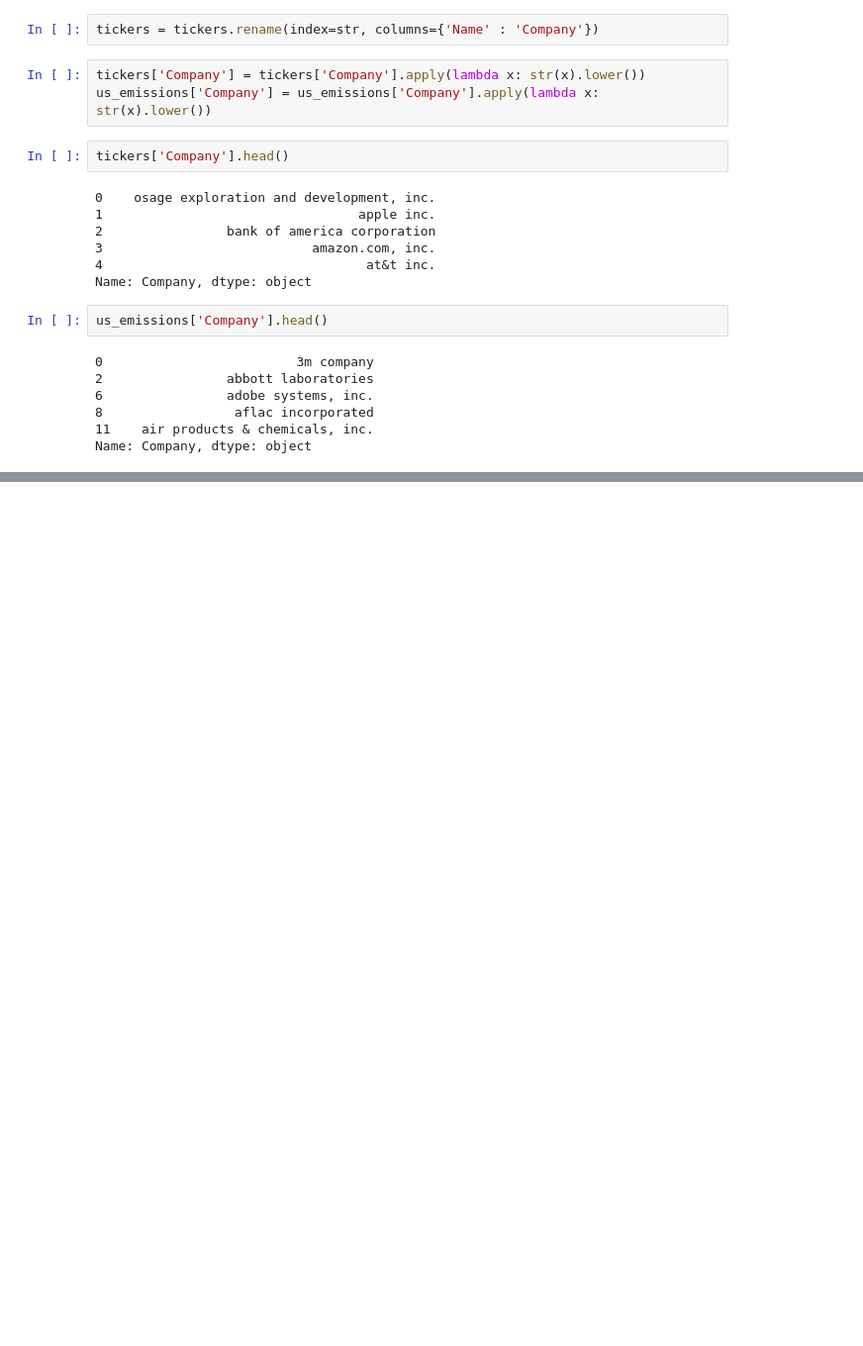
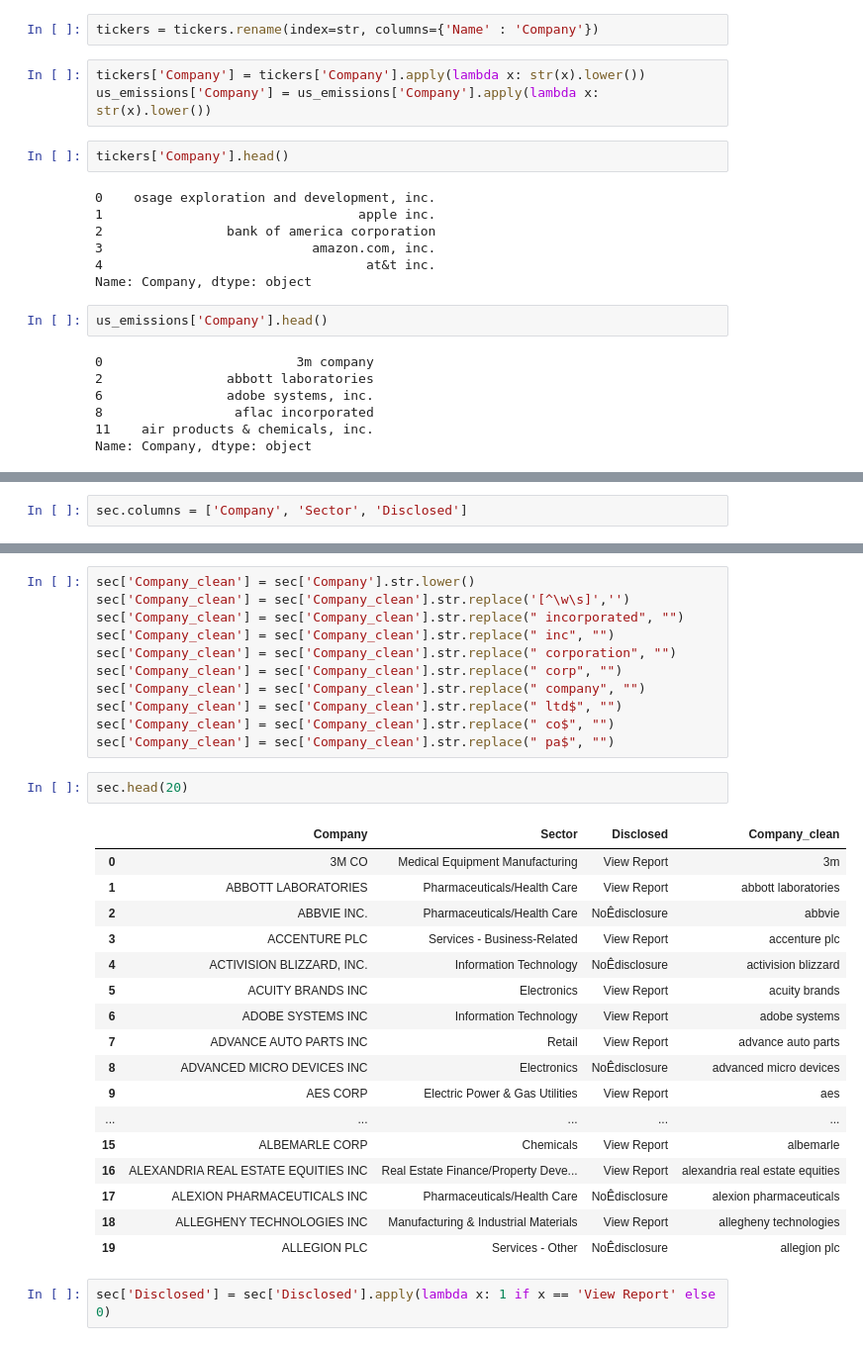
Before and after one commit to kellieotto/clean_energy_hack, a Jupyter notebook: notebooks/01-cdp_emissions_data_exploration.ipynb, the cells around one changed output, grey strips where cells are left out. Shown: that part at 99% size. Saved outputs shown, nothing was run; the diff lists cells and outputs as text; blank space fills up the shorter version.

```diff
--- a/notebooks/01-cdp_emissions_data_exploration.ipynb
+++ b/notebooks/01-cdp_emissions_data_exploration.ipynb
@@ -175,0 +211,2 @@ Name: Company, dtype: object
+# %%
+sec.columns = ['Company', 'Sector', 'Disclosed']
@@ -175,0 +222,33 @@ Name: Company, dtype: object
+# %%
+sec['Company_clean'] = sec['Company'].str.lower()
+sec['Company_clean'] = sec['Company_clean'].str.replace('[^\w\s]','')
+sec['Company_clean'] = sec['Company_clean'].str.replace(" incorporated", "")
+sec['Company_clean'] = sec['Company_clean'].str.replace(" inc", "")
+sec['Company_clean'] = sec['Company_clean'].str.replace(" corporation", "")
+sec['Company_clean'] = sec['Company_clean'].str.replace(" corp", "")
+sec['Company_clean'] = sec['Company_clean'].str.replace(" company", "")
+sec['Company_clean'] = sec['Company_clean'].str.replace(" ltd$", "")
+sec['Company_clean'] = sec['Company_clean'].str.replace(" co$", "")
+sec['Company_clean'] = sec['Company_clean'].str.replace(" pa$", "")
+# %%
+sec.head(20)
+# %% [output]
+|  | Company | Sector | Disclosed | Company_clean |
+| 0 | 3M CO | Medical Equipment Manufacturing | View Report | 3m |
+| 1 | ABBOTT LABORATORIES | Pharmaceuticals/Health Care | View Report | abbott laboratories |
+| 2 | ABBVIE INC. | Pharmaceuticals/Health Care | NoÊdisclosure | abbvie |
+| 3 | ACCENTURE PLC | Services - Business-Related | View Report | accenture plc |
+| 4 | ACTIVISION BLIZZARD, INC. | Information Technology | NoÊdisclosure | activision blizzard |
+| 5 | ACUITY BRANDS INC | Electronics | View Report | acuity brands |
+| 6 | ADOBE SYSTEMS INC | Information Technology | View Report | adobe systems |
+| 7 | ADVANCE AUTO PARTS INC | Retail | View Report | advance auto parts |
+| 8 | ADVANCED MICRO DEVICES INC | Electronics | NoÊdisclosure | advanced micro devices |
+| 9 | AES CORP | Electric Power & Gas Utilities | View Report | aes |
+| ... | ... | ... | ... | ... |
+| 15 | ALBEMARLE CORP | Chemicals | View Report | albemarle |
+| 16 | ALEXANDRIA REAL ESTATE EQUITIES INC | Real Estate Finance/Property Deve... | View Report | alexandria real estate equities |
+| 17 | ALEXION PHARMACEUTICALS INC | Pharmaceuticals/Health Care | NoÊdisclosure | alexion pharmaceuticals |
+| 18 | ALLEGHENY TECHNOLOGIES INC | Manufacturing & Industrial Materials | View Report | allegheny technologies |
+| 19 | ALLEGION PLC | Services - Other | NoÊdisclosure | allegion plc |
+# %%
+sec['Disclosed'] = sec['Disclosed'].apply(lambda x: 1 if x == 'View Report' else 0)
```
Also changed, not shown: parts of 9 cells of this notebook, 6 other files.
